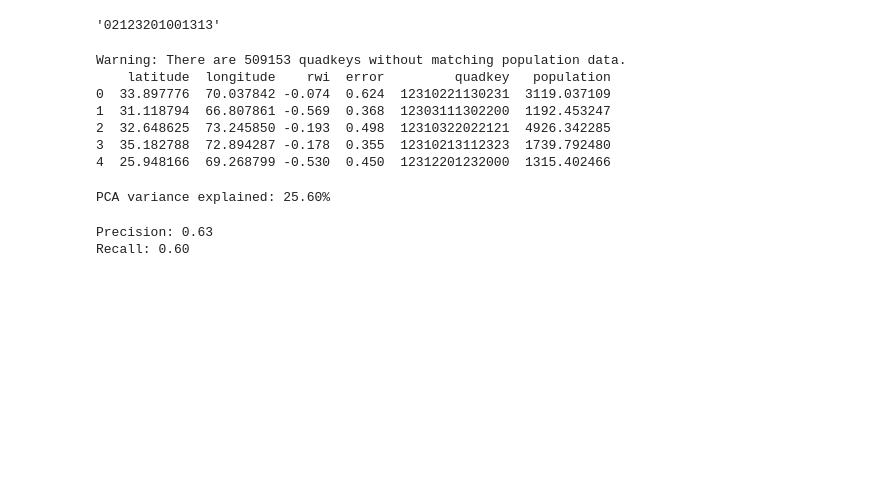
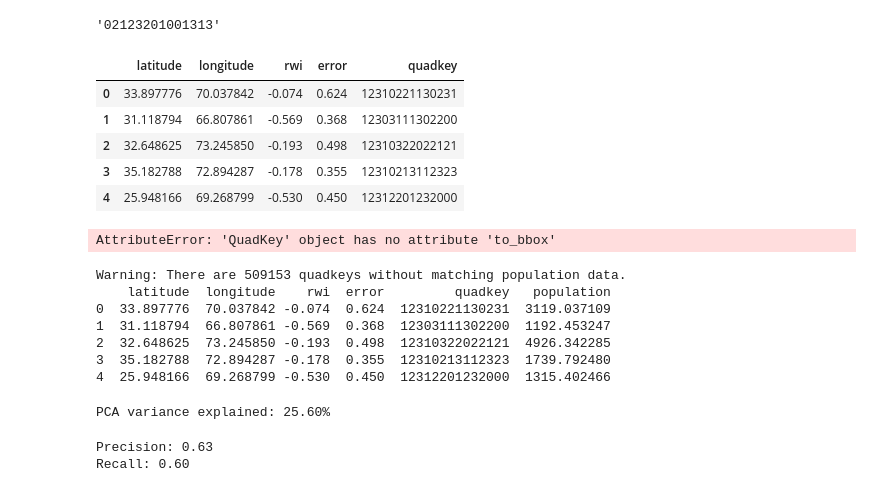
Before and after one commit to kismat91/Index-Based-Poverty-Estimation-in-Pakistan-, a Jupyter notebook: Task4.ipynb, the cells around one changed output. Saved outputs shown, nothing was run; the diff lists cells and outputs as text; code cells hidden in the pictures; blank space fills up the shorter version.

```diff
--- a/Task4.ipynb
+++ b/Task4.ipynb
@@ -52,3 +53,6 @@ test_quadkey = lat_lon_to_quadkey(45.0, -122.0, 14)
 test_quadkey
 # %% [output]
 '02123201001313'
+# %%
+rwi_df = pd.read_csv('/Users/kismatkhatri/Documents/Capstone project/RWI.csv')
+rwi_df['quadkey'] = rwi_df.apply(lambda row: lat_lon_to_quadkey(row['latitude'], row['longitude'], 14), axis=1)
@@ -55,3 +62,57 @@ test_quadkey
+# %%
+
+rwi_df.head()
+# %% [output]
+|  | latitude | longitude | rwi | error | quadkey |
+| 0 | 33.897776 | 70.037842 | -0.074 | 0.624 | 12310221130231 |
+| 1 | 31.118794 | 66.807861 | -0.569 | 0.368 | 12303111302200 |
+| 2 | 32.648625 | 73.245850 | -0.193 | 0.498 | 12310322022121 |
+| 3 | 35.182788 | 72.894287 | -0.178 | 0.355 | 12310213112323 |
+| 4 | 25.948166 | 69.268799 | -0.530 | 0.450 | 12312201232000 |
+# %%
+import rasterio
+from pyquadkey2.quadkey import QuadKey
+
+# Function to get the raster values for a quadkey from a TIFF file
+def get_population_data_from_quadkey(tiff_path, quadkey_str):
+    qk = QuadKey(quadkey_str)
+    bbox = qk.to_bbox()
+
+    with rasterio.open(tiff_path) as src:
+        # Translate the bounding box into pixel coordinates
+        py, px = src.index(bbox.min_lng, bbox.max_lat)
+        qy, qx = src.index(bbox.max_lng, bbox.min_lat)
+
+        # Make sure we don't have negative pixel indices
+        px, py, qx, qy = max(px, 0), max(py, 0), max(qx, 0), max(qy, 0)
+
+        # Read the pixel values in the window
+        window = rasterio.windows.Window(px, py, qx-px, qy-py)
+        data = src.read(1, window=window)
+
+        return data
+
+# Paths to your TIFF files
+tiff_paths = ['/Users/kismatkhatri/Documents/Capstone project/population_20_lon_60_general-v1.5.tif',
+              '/Users/kismatkhatri/Documents/Capstone project/population_20_lon_70_general-v1.5.tif',
+              '/Users/kismatkhatri/Documents/Capstone project/population_30_lon_60_general-v1.5.tif',
+             '/Users/kismatkhatri/Documents/Capstone project/population_30_lon_70_general-v1.5.tif' ]
+
+
+
+# Iterate over the RWI data to extract population data for each quadkey
+for index, observation in rwi_df.iterrows():
+    quadkey_str = observation['quadkey']
+
+    # You need logic here to determine which TIFF file the quadkey corresponds to
+    # This could involve checking the extents of the quadkey against the extents of the TIFF files
+    # For this example, we will assume it's the first TIFF file
+    tiff_path = tiff_paths[0]
+
+    population_data = get_population_data_from_quadkey(tiff_path, quadkey_str)
+    # Now you can process the population data as needed
+# %% [output]
+AttributeError: 'QuadKey' object has no attribute 'to_bbox'
 # %%
 
 # Load the raster data
```
Also changed, not shown: parts of 3 cells of this notebook.
